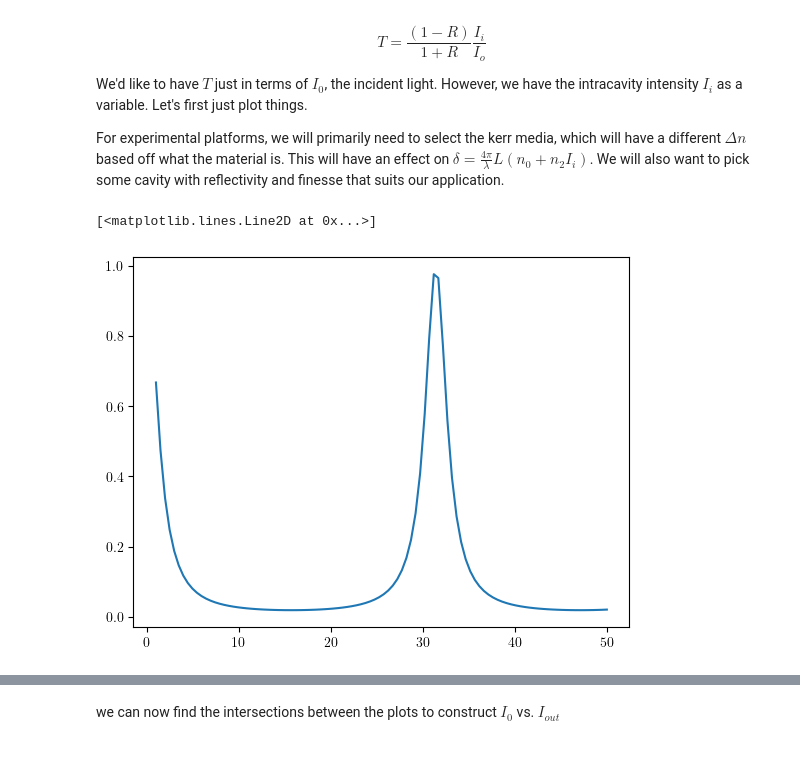
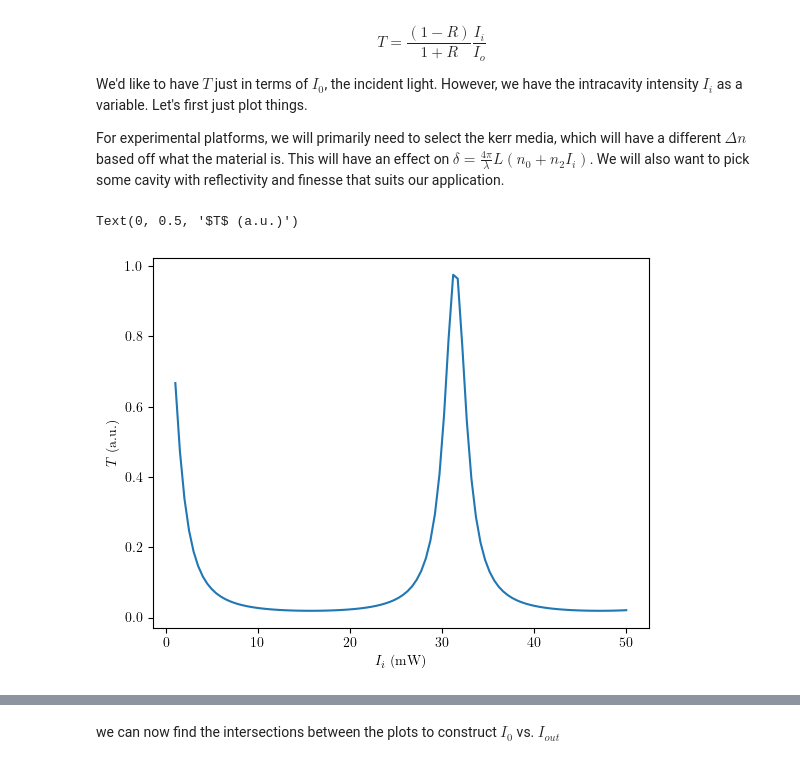
Before and after one commit to tyxiang0530/CavityNLONN, a Jupyter notebook: PreliminaryTheory.ipynb, the cells around one changed output, grey strips where cells are left out. Drawn from its saved outputs; the diff is of its cells as text; code cells hidden in the pictures.

```diff
--- a/PreliminaryTheory.ipynb
+++ b/PreliminaryTheory.ipynb
@@ -208,11 +208,13 @@ For experimental platforms, we will primarily need to select the kerr media, whi
 # %%
 F = 50
 delta = 0
 gamma = 0.1
 I_i = np.linspace(1,50,100)
 T = 1 / (1 + F * np.sin(delta + gamma * I_i)**2)
 plt.plot(I_i, T)
+plt.xlabel("$I_i$ (mW)")
+plt.ylabel("$T$ (a.u.)")
 # %% [output]
-[<matplotlib.lines.Line2D at 0x...>]
+Text(0, 0.5, '$T$ (a.u.)')
-[figure, old version]
+[figure, new version]
 # %% [markdown]
```
Also changed, not shown: parts of 2 cells of this notebook.
